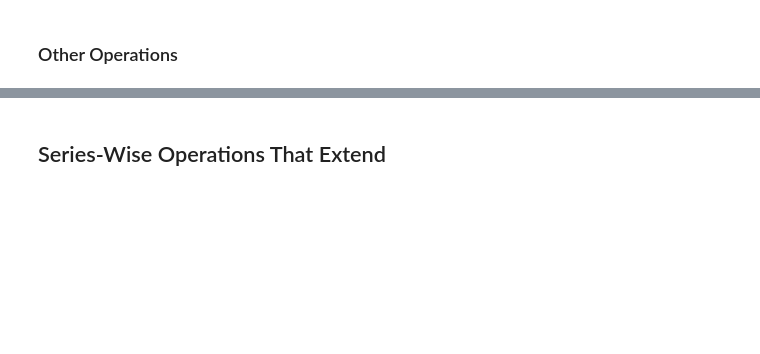
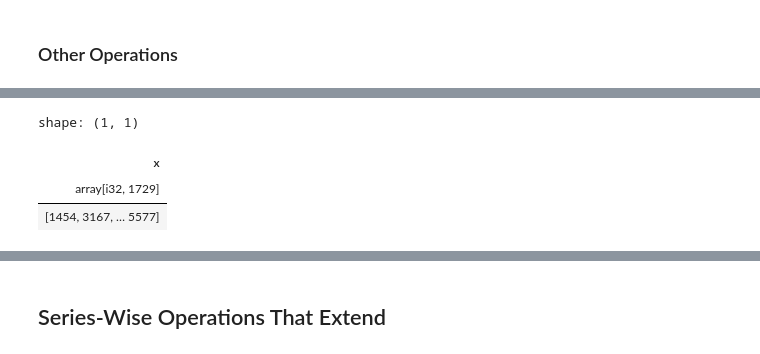
Before and after one commit to PeiGuancheng/python-polars-the-definitive-guide, a Jupyter notebook: ch08.ipynb, the cells around one changed output, grey strips where cells are left out. Cells and saved outputs as stored; diff of their text form; code cells hidden in the pictures; blank space fills up the shorter version.

```diff
--- a/ch08.ipynb
+++ b/ch08.ipynb
@@ -800,3 +890,12 @@ numbers = [33, 33, 27, 33, 60, 60, 60, 33, 60]
+# %%
+df_ints.select(
+    pl.col('x').reshape((-1, 1729))
+)
+# %% [output]
+shape: (1, 1)
+| x |
+| array[i32, 1729] |
+| [1454, 3167, … 5577] |
 # %%
 (
     pl.DataFrame({"x": numbers}).select(
```
Also changed, not shown: parts of 14 cells of this notebook, 11 other files.
